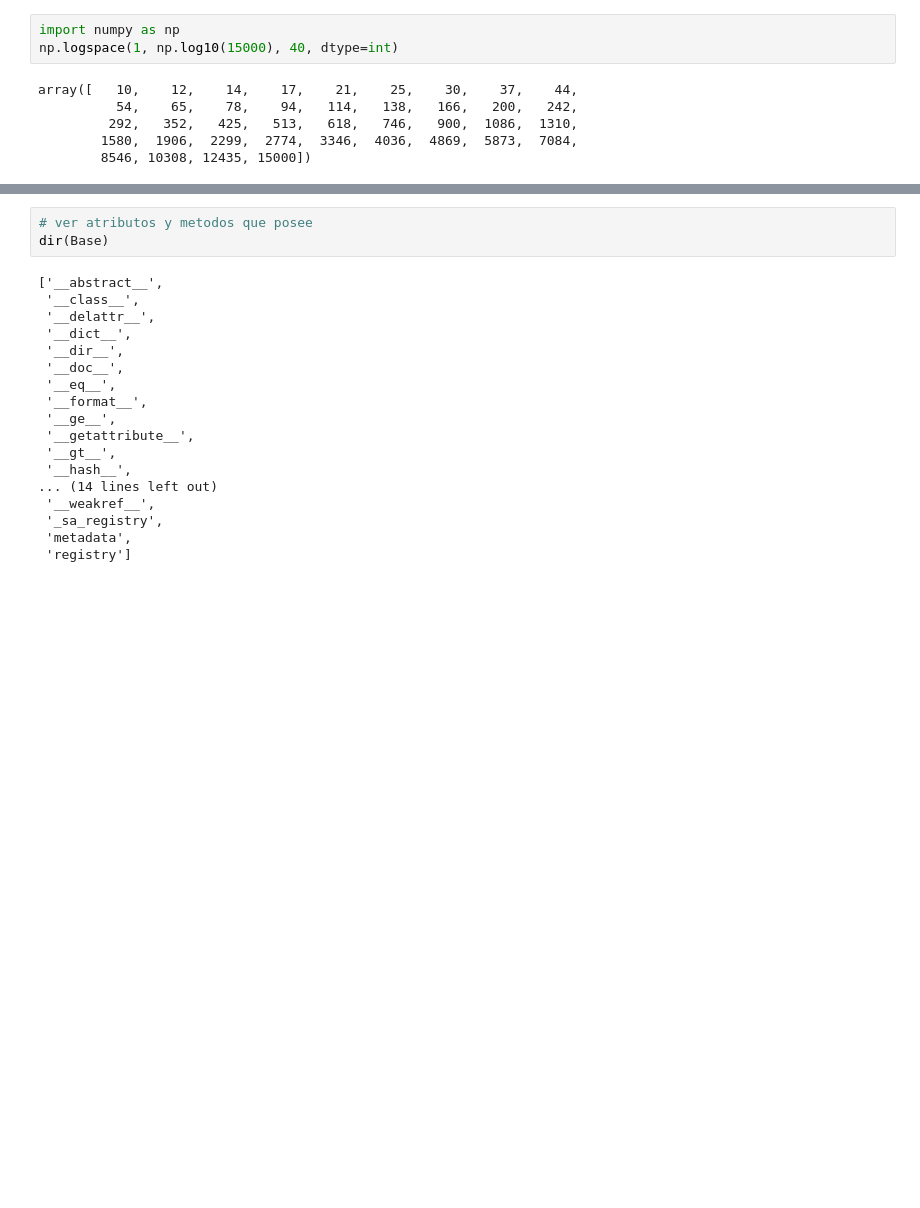
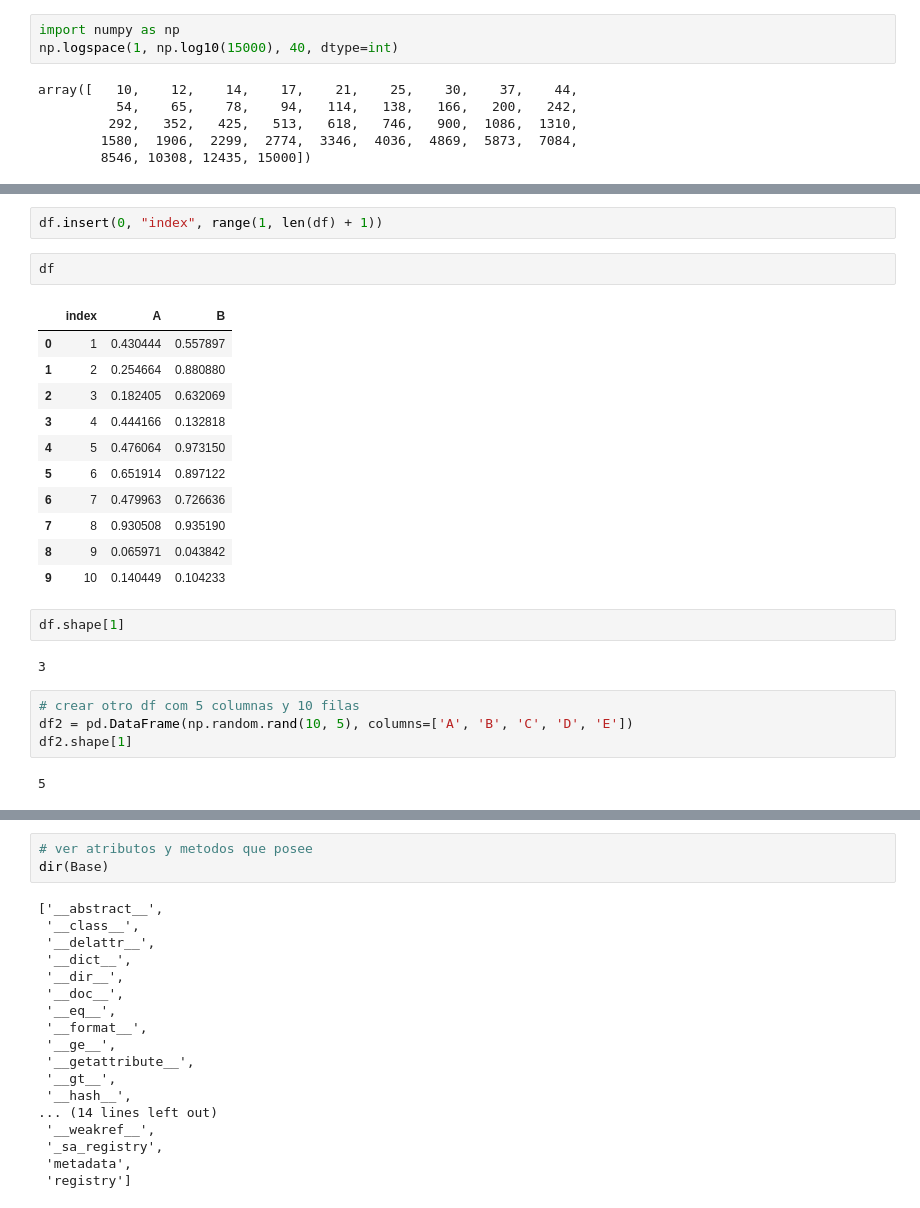
Before and after one commit to dmikan/OptimGL2025, a Jupyter notebook: notebooks/test.ipynb, the cells around one changed output, grey strips where cells are left out. Drawn from its saved outputs; the diff is of its cells as text; blank space fills up the shorter version.

```diff
--- a/notebooks/test.ipynb
+++ b/notebooks/test.ipynb
@@ -129,0 +149,26 @@ array([   10,    12,    14,    17,    21,    25,    30,    37,    44,
+# %%
+df.insert(0, "index", range(1, len(df) + 1))
+# %%
+df
+# %% [output]
+|  | index | A | B |
+| 0 | 1 | 0.430444 | 0.557897 |
+| 1 | 2 | 0.254664 | 0.880880 |
+| 2 | 3 | 0.182405 | 0.632069 |
+| 3 | 4 | 0.444166 | 0.132818 |
+| 4 | 5 | 0.476064 | 0.973150 |
+| 5 | 6 | 0.651914 | 0.897122 |
+| 6 | 7 | 0.479963 | 0.726636 |
+| 7 | 8 | 0.930508 | 0.935190 |
+| 8 | 9 | 0.065971 | 0.043842 |
+| 9 | 10 | 0.140449 | 0.104233 |
+# %%
+df.shape[1]
+# %% [output]
+3
+# %%
+# crear otro df com 5 columnas y 10 filas
+df2 = pd.DataFrame(np.random.rand(10, 5), columns=['A', 'B', 'C', 'D', 'E'])
+df2.shape[1]
+# %% [output]
+5
```
Also changed, not shown: parts of 6 cells of this notebook, 8 other files.
